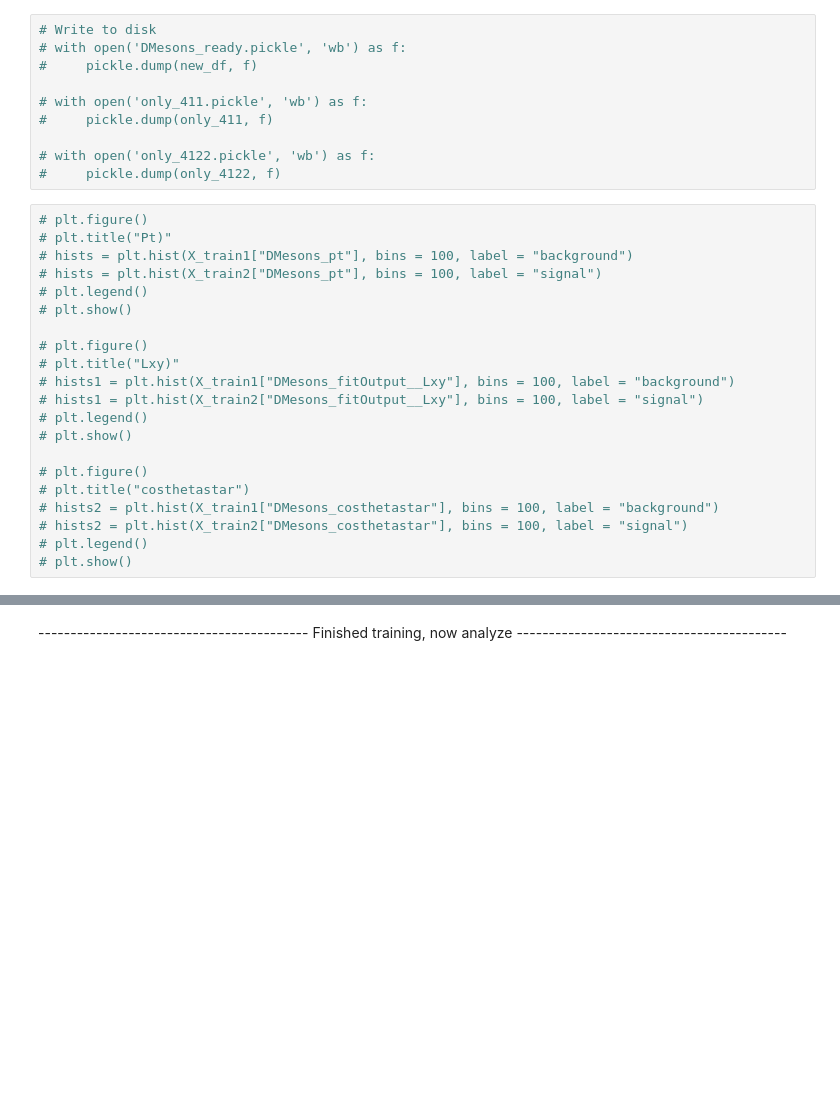
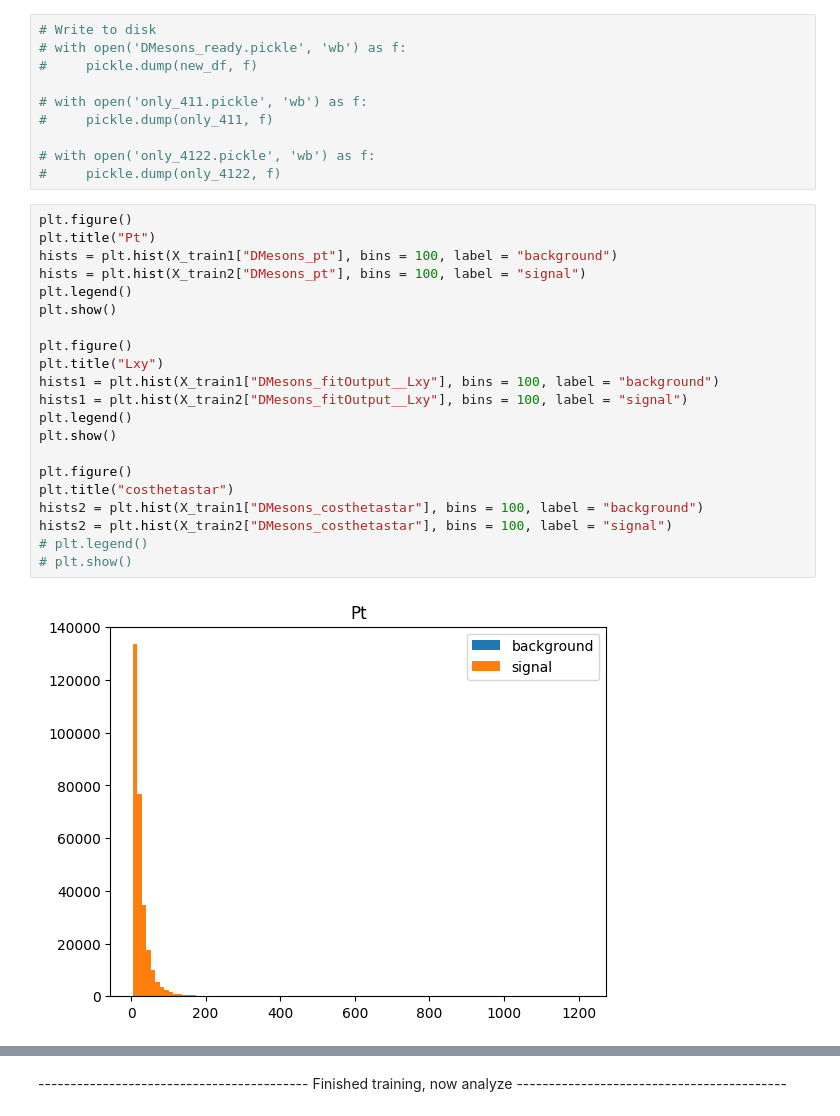
Before and after one commit to GitGup/ATLAS_DNN, a Jupyter notebook: MC_DNN.ipynb, the cells around one changed output, grey strips where cells are left out. Drawn from its saved outputs; the diff is of its cells as text; blank space fills up the shorter version.

```diff
--- a/MC_DNN.ipynb
+++ b/MC_DNN.ipynb
@@ -310,23 +312,25 @@ X_train
 # with open('only_4122.pickle', 'wb') as f:
 #     pickle.dump(only_4122, f)
 # %%
-# plt.figure()
-# plt.title("Pt)"
-# hists = plt.hist(X_train1["DMesons_pt"], bins = 100, label = "background")
-# hists = plt.hist(X_train2["DMesons_pt"], bins = 100, label = "signal")
+plt.figure()
+plt.title("Pt")
+hists = plt.hist(X_train1["DMesons_pt"], bins = 100, label = "background")
+hists = plt.hist(X_train2["DMesons_pt"], bins = 100, label = "signal")
+plt.legend()
+plt.show()
+
+plt.figure()
+plt.title("Lxy")
+hists1 = plt.hist(X_train1["DMesons_fitOutput__Lxy"], bins = 100, label = "background")
+hists1 = plt.hist(X_train2["DMesons_fitOutput__Lxy"], bins = 100, label = "signal")
+plt.legend()
+plt.show()
+
+plt.figure()
+plt.title("costhetastar")
+hists2 = plt.hist(X_train1["DMesons_costhetastar"], bins = 100, label = "background")
+hists2 = plt.hist(X_train2["DMesons_costhetastar"], bins = 100, label = "signal")
 # plt.legend()
 # plt.show()
-
-# plt.figure()
-# plt.title("Lxy)"
-# hists1 = plt.hist(X_train1["DMesons_fitOutput__Lxy"], bins = 100, label = "background")
-# hists1 = plt.hist(X_train2["DMesons_fitOutput__Lxy"], bins = 100, label = "signal")
-# plt.legend()
-# plt.show()
-
-# plt.figure()
-# plt.title("costhetastar")
-# hists2 = plt.hist(X_train1["DMesons_costhetastar"], bins = 100, label = "background")
-# hists2 = plt.hist(X_train2["DMesons_costhetastar"], bins = 100, label = "signal")
-# plt.legend()
-# plt.show()
+# %% [output]
+[figure, added]
```
Also changed, not shown: parts of 19 cells of this notebook.
